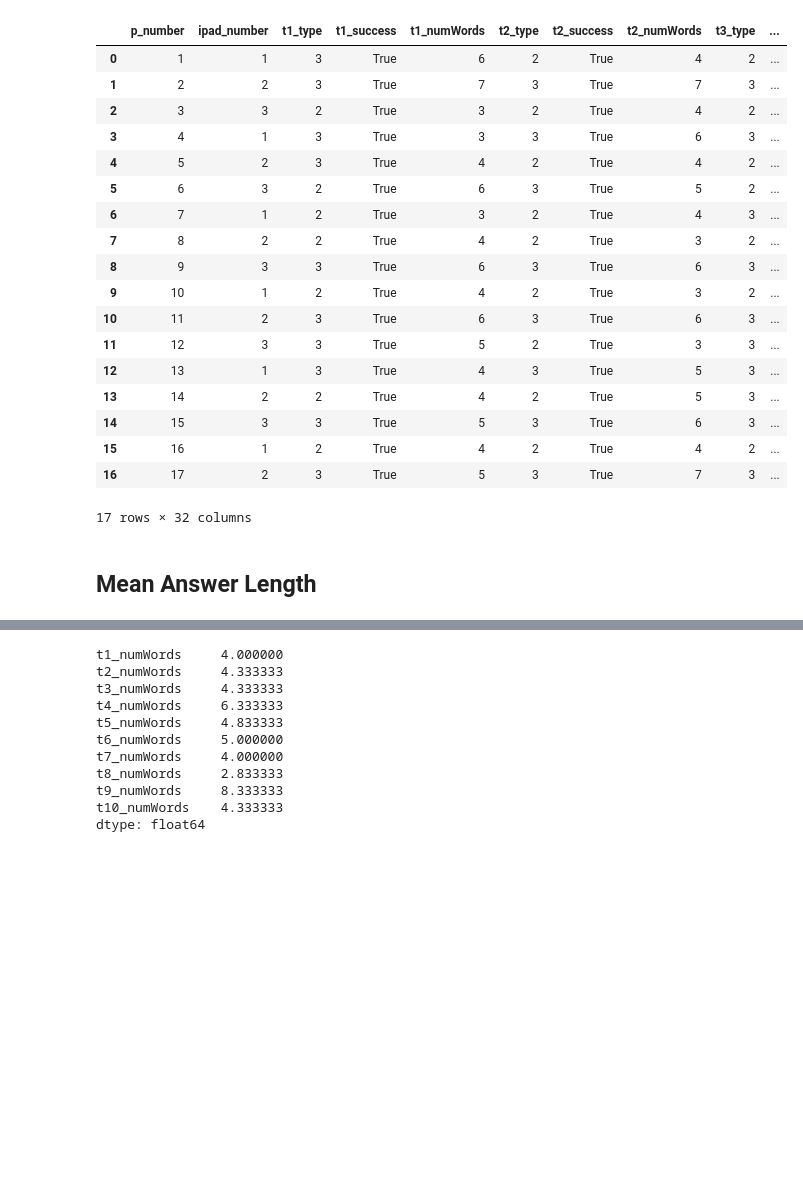
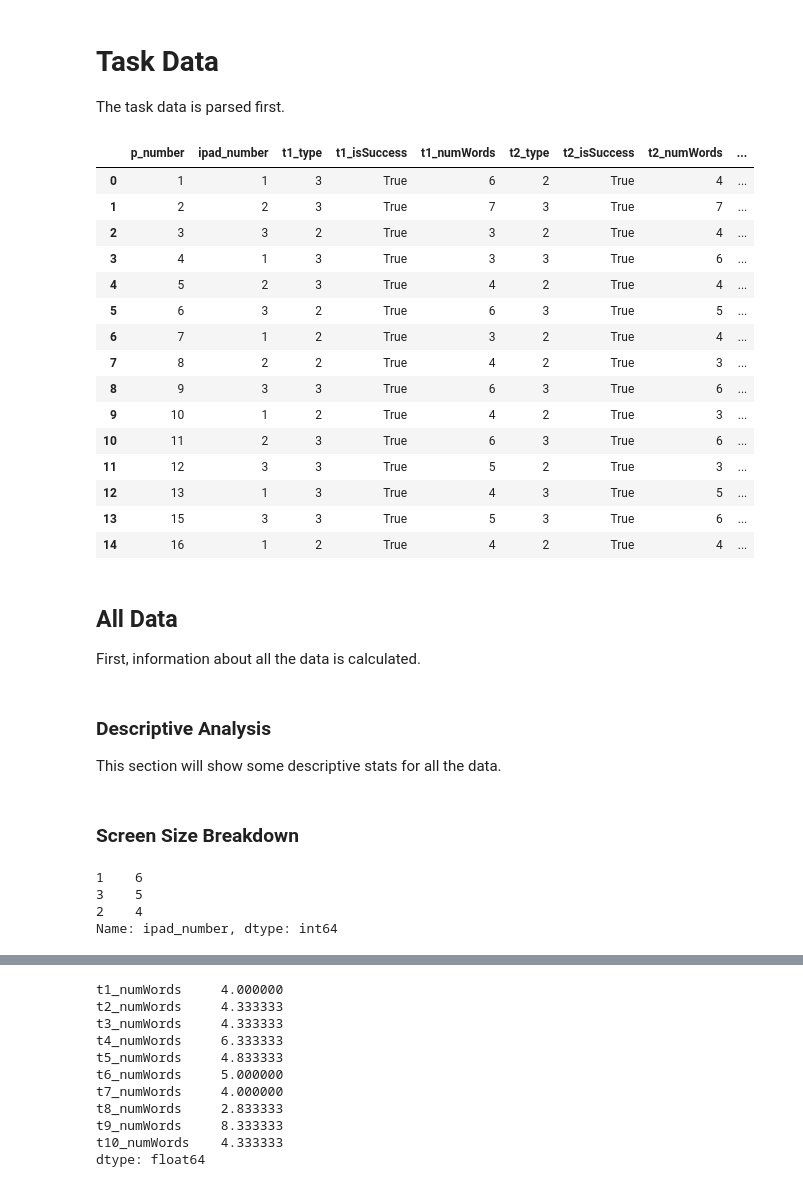
Before and after one commit to BladeF/Thesis-Data-Analysis, a Jupyter notebook: notebooks/data_analysis.ipynb, the cells around one changed output, grey strips where cells are left out. Drawn from its saved outputs; the diff is of its cells as text; code cells hidden in the pictures; blank space fills up the shorter version.

Commit message:
Started playing around with the analysis

```diff
--- a/notebooks/data_analysis.ipynb
+++ b/notebooks/data_analysis.ipynb
@@ -1,28 +1,49 @@
 # %%
 import numpy as np
 import pandas as pd
+import matplotlib.pyplot as plt
+import seaborn as sns
+
+pd.set_option('display.max_columns', 500)
+# %% [markdown]
+# Task Data #
+
+The task data is parsed first.
 # %%
-task_df = pd.read_csv('../data/processed/sample_task_data.csv')
+task_df = pd.read_csv('../data/processed/task_data.csv')
 task_df
 # %% [output]
-|  | p_number | ipad_number | t1_type | t1_success | t1_numWords | t2_type | t2_success | t2_numWords | t3_type | ... |
-| 0 | 1 | 1 | 3 | True | 6 | 2 | True | 4 | 2 | ... |
-| 1 | 2 | 2 | 3 | True | 7 | 3 | True | 7 | 3 | ... |
-| 2 | 3 | 3 | 2 | True | 3 | 2 | True | 4 | 2 | ... |
-| 3 | 4 | 1 | 3 | True | 3 | 3 | True | 6 | 3 | ... |
-| 4 | 5 | 2 | 3 | True | 4 | 2 | True | 4 | 2 | ... |
-| 5 | 6 | 3 | 2 | True | 6 | 3 | True | 5 | 2 | ... |
-| 6 | 7 | 1 | 2 | True | 3 | 2 | True | 4 | 3 | ... |
-| 7 | 8 | 2 | 2 | True | 4 | 2 | True | 3 | 2 | ... |
-| 8 | 9 | 3 | 3 | True | 6 | 3 | True | 6 | 3 | ... |
-| 9 | 10 | 1 | 2 | True | 4 | 2 | True | 3 | 2 | ... |
-| 10 | 11 | 2 | 3 | True | 6 | 3 | True | 6 | 3 | ... |
-| 11 | 12 | 3 | 3 | True | 5 | 2 | True | 3 | 3 | ... |
-| 12 | 13 | 1 | 3 | True | 4 | 3 | True | 5 | 3 | ... |
-| 13 | 14 | 2 | 2 | True | 4 | 2 | True | 5 | 3 | ... |
-| 14 | 15 | 3 | 3 | True | 5 | 3 | True | 6 | 3 | ... |
-| 15 | 16 | 1 | 2 | True | 4 | 2 | True | 4 | 2 | ... |
-| 16 | 17 | 2 | 3 | True | 5 | 3 | True | 7 | 3 | ... |
+|  | p_number | ipad_number | t1_type | t1_isSuccess | t1_numWords | t2_type | t2_isSuccess | t2_numWords | ... |
+| 0 | 1 | 1 | 3 | True | 6 | 2 | True | 4 | ... |
+| 1 | 2 | 2 | 3 | True | 7 | 3 | True | 7 | ... |
+| 2 | 3 | 3 | 2 | True | 3 | 2 | True | 4 | ... |
+| 3 | 4 | 1 | 3 | True | 3 | 3 | True | 6 | ... |
+| 4 | 5 | 2 | 3 | True | 4 | 2 | True | 4 | ... |
+| 5 | 6 | 3 | 2 | True | 6 | 3 | True | 5 | ... |
+| 6 | 7 | 1 | 2 | True | 3 | 2 | True | 4 | ... |
+| 7 | 8 | 2 | 2 | True | 4 | 2 | True | 3 | ... |
+| 8 | 9 | 3 | 3 | True | 6 | 3 | True | 6 | ... |
+| 9 | 10 | 1 | 2 | True | 4 | 2 | True | 3 | ... |
+| 10 | 11 | 2 | 3 | True | 6 | 3 | True | 6 | ... |
+| 11 | 12 | 3 | 3 | True | 5 | 2 | True | 3 | ... |
+| 12 | 13 | 1 | 3 | True | 4 | 3 | True | 5 | ... |
+| 13 | 15 | 3 | 3 | True | 5 | 3 | True | 6 | ... |
+| 14 | 16 | 1 | 2 | True | 4 | 2 | True | 4 | ... |
-17 rows × 32 columns
-# %% [markdown]
- ## Mean Answer Length ##
+# %% [markdown]
+## All Data ##
+
+First, information about all the data is calculated.
+# %% [markdown]
+### Descriptive Analysis ###
+
+This section will show some descriptive stats for all the data.
+# %% [markdown]
+### Screen Size Breakdown ###
+# %%
+sizes = task_df["ipad_number"].value_counts()
+sizes
+# %% [output]
+1    6
+3    5
+2    4
+Name: ipad_number, dtype: int64
```
Also changed, not shown: parts of 14 cells of this notebook.
